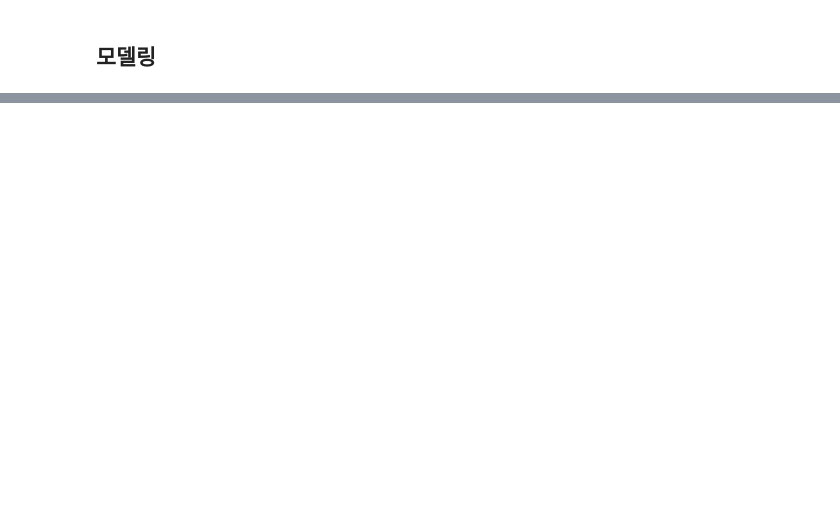
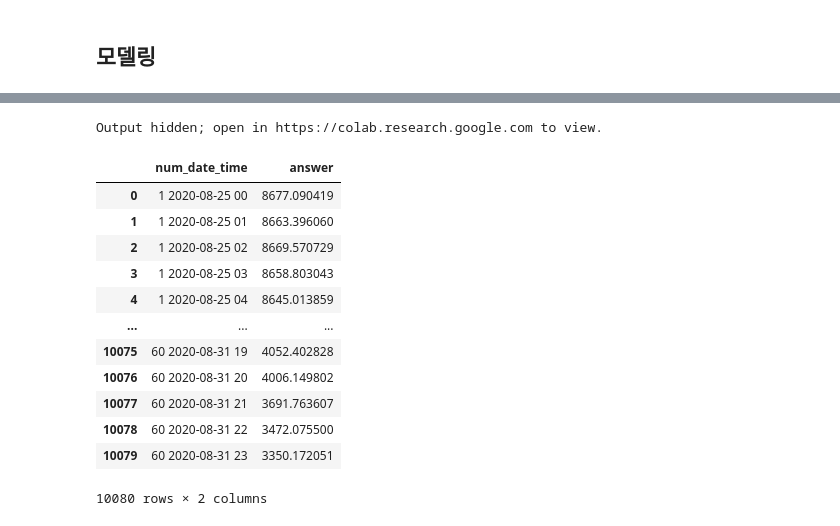
Before and after one commit to qkrwjdduf159/-, a Jupyter notebook: 데이콘/전력사용량 예측 AI 경진대회/전력 사용량 예측EDA.ipynb, the cells around one changed output, grey strips where cells are left out. Cells and saved outputs as stored; diff of their text form; code cells hidden in the pictures; blank space fills up the shorter version.

```diff
--- a/데이콘/전력사용량 예측 AI 경진대회/전력 사용량 예측EDA.ipynb
+++ b/데이콘/전력사용량 예측 AI 경진대회/전력 사용량 예측EDA.ipynb
@@ -176,11 +147,0 @@ train_clustering['num'] = train['num'].unique()
-# %%
-train_mapping = {}
-for num, value in zip(train_clustering['num'], train_clustering['clustering']):
-    train_mapping[num] = value
-# %%
-train['clustering'] = train['num'].map(train_mapping)
-test['clustering'] = test['num'].map(train_mapping)
-# %%
-mapping = {0:0, 1:2, 3:1, 2:3}
-train['clustering_1'] = train['clustering'].map(mapping)
-test['clustering_1'] = test['clustering'].map(mapping)
@@ -902,0 +949,46 @@ from sklearn.model_selection import KFold, GridSearchCV, train_test_split
+# %%
+# STACKING ENSEMBLE을 사용하기 위해서 모델을 불러온다.
+import tensorflow as tf
+from lightgbm import LGBMRegressor
+from catboost import CatBoostRegressor
+from xgboost import XGBRegressor
+from sklearn.ensemble import AdaBoostRegressor, RandomForestRegressor
+from sklearn.model_selection import KFold, GridSearchCV, train_test_split
+from vecstack import stacking
+from tqdm import tqdm
+from sklearn.metrics import r2_score, mean_squared_error
+
+@tf.function
+def rmse(y, y_pred):
+    return np.sqrt(mean_squared_error(np.log(y), np.log(y_pred)))
+
+final_y_pred = []
+for i in tqdm(range(len(a))):
+  lightgbm = LGBMRegressor(random_state = 42)
+  xgboost = XGBRegressor(random_state = 42)
+  catboost = CatBoostRegressor(random_state =42)
+  ada = AdaBoostRegressor(random_state = 42)
+  rfg = RandomForestRegressor(random_state =42)
+  models = [lightgbm, xgboost, catboost, ada, rfg]
+
+  S_train, S_test = stacking(models, a[i].drop('log_target', axis = 1), a[i]['log_target'], b[i],
+                             regression = True,mode = 'oof_pred_bag',metric = rmse, n_folds = 5,
+                             random_state = 42)
+
+
+  xgb_lev2 = XGBRegressor(random_state =42)
+  xgb_lev2.fit(S_train, a[i]['log_target'])
+  y_pred = xgb_lev2.predict(S_test)
+
+  final_y_pred.append(y_pred)
+
+y_pred = []
+for i in final_y_pred:
+  for j in i:
+    y_pred.append(j)
+# %% [output]
+Output hidden; open in https://colab.research.google.com to view.
+# %%
+y_pred = pd.DataFrame(y_pred, columns = ['y_pred'])
+y_pred = y_pred['y_pred'].apply(lambda x:np.exp(x) - 1)
+submission['answer'] = y_pred
@@ -902,0 +997,16 @@ from sklearn.model_selection import KFold, GridSearchCV, train_test_split
+# %%
+submission
+# %% [output]
+|  | num_date_time | answer |
+| 0 | 1 2020-08-25 00 | 8677.090419 |
+| 1 | 1 2020-08-25 01 | 8663.396060 |
+| 2 | 1 2020-08-25 02 | 8669.570729 |
+| 3 | 1 2020-08-25 03 | 8658.803043 |
+| 4 | 1 2020-08-25 04 | 8645.013859 |
+| ... | ... | ... |
+| 10075 | 60 2020-08-31 19 | 4052.402828 |
+| 10076 | 60 2020-08-31 20 | 4006.149802 |
+| 10077 | 60 2020-08-31 21 | 3691.763607 |
+| 10078 | 60 2020-08-31 22 | 3472.075500 |
+| 10079 | 60 2020-08-31 23 | 3350.172051 |
+10080 rows × 2 columns
```
Also changed, not shown: parts of 37 cells of this notebook.
